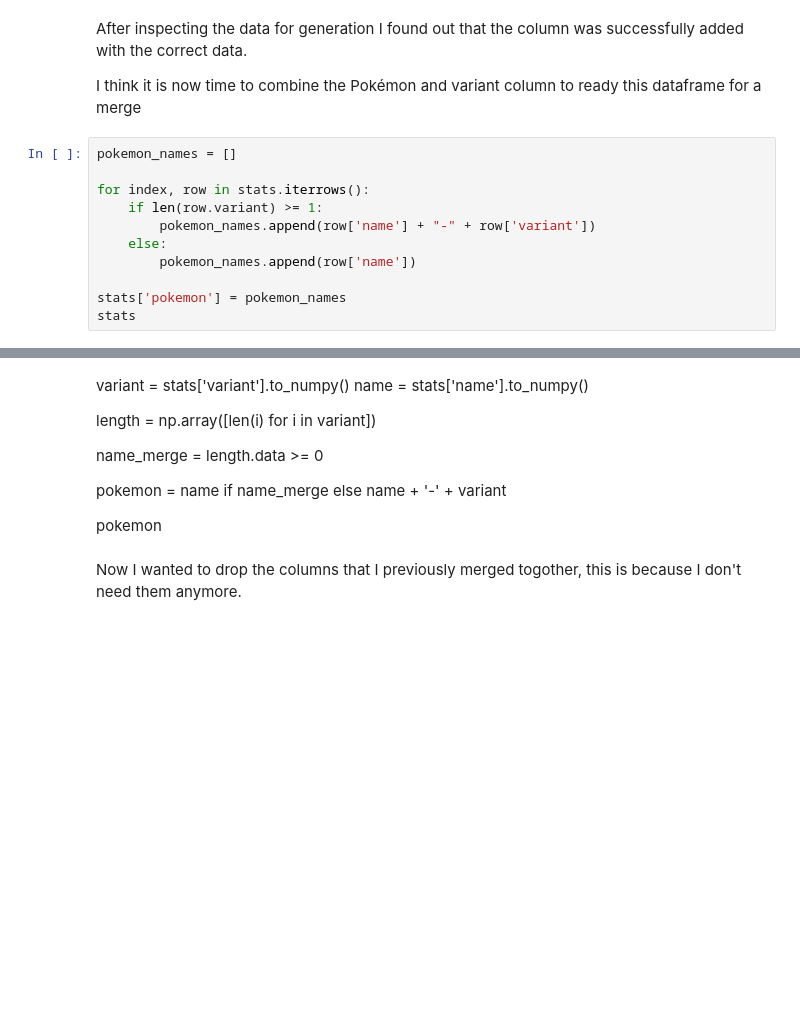
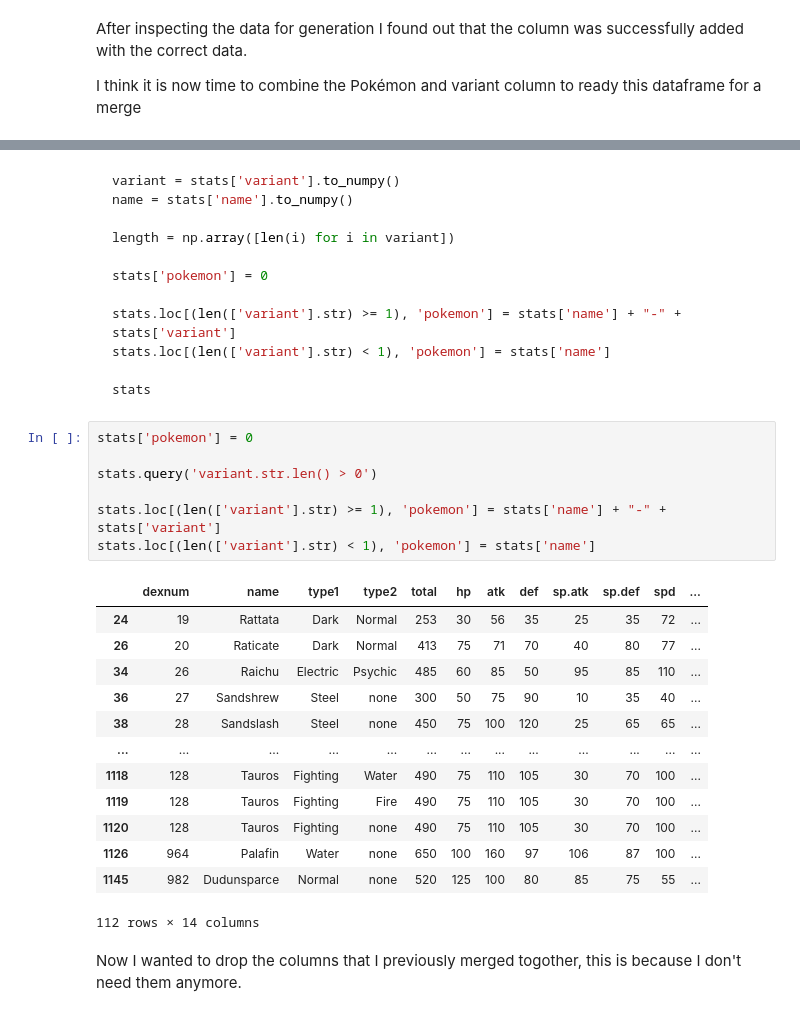
Before and after one commit to pepijn03/S4-Notebooks, a Jupyter notebook: challenge/Pokemon_showdown.ipynb, the cells around one changed output, grey strips where cells are left out. Drawn from its saved outputs; the diff is of its cells as text; blank space fills up the shorter version.

Commit message:
fixed generations with vectorization. Think if found a solution for the pokemon names

````diff
--- a/challenge/Pokemon_showdown.ipynb
+++ b/challenge/Pokemon_showdown.ipynb
@@ -463,14 +496,3 @@ stats.loc[stats['dexnum'] > 905, 'generation'] = 9
 After inspecting the data for generation I found out that the column was successfully added with the correct data.
 
 I think it is now time to combine the Pokémon and variant column to ready this dataframe for a merge
-# %%
-pokemon_names = []
-
-for index, row in stats.iterrows():
-    if len(row.variant) >= 1:
-        pokemon_names.append(row['name'] + "-" + row['variant'])
-    else:
-        pokemon_names.append(row['name'])
-
-stats['pokemon'] = pokemon_names
-stats
@@ -477,14 +510,38 @@ stats
 # %% [markdown]
+```python
 variant = stats['variant'].to_numpy()
 name = stats['name'].to_numpy()
 
 length = np.array([len(i) for i in variant])
 
-name_merge = length.data >= 0
+stats['pokemon'] = 0
 
-pokemon = name if name_merge else name + '-' + variant
+stats.loc[(len(['variant'].str) >= 1), 'pokemon'] = stats['name'] + "-" + stats['variant']
+stats.loc[(len(['variant'].str) < 1), 'pokemon'] = stats['name']
 
-pokemon
+stats
+```
+# %%
+stats['pokemon'] = 0
+
+stats.query('variant.str.len() > 0')
+
+stats.loc[(len(['variant'].str) >= 1), 'pokemon'] = stats['name'] + "-" + stats['variant']
+stats.loc[(len(['variant'].str) < 1), 'pokemon'] = stats['name']
+# %% [output]
+|  | dexnum | name | type1 | type2 | total | hp | atk | def | sp.atk | sp.def | spd | ... |
+| 24 | 19 | Rattata | Dark | Normal | 253 | 30 | 56 | 35 | 25 | 35 | 72 | ... |
+| 26 | 20 | Raticate | Dark | Normal | 413 | 75 | 71 | 70 | 40 | 80 | 77 | ... |
+| 34 | 26 | Raichu | Electric | Psychic | 485 | 60 | 85 | 50 | 95 | 85 | 110 | ... |
+| 36 | 27 | Sandshrew | Steel | none | 300 | 50 | 75 | 90 | 10 | 35 | 40 | ... |
+| 38 | 28 | Sandslash | Steel | none | 450 | 75 | 100 | 120 | 25 | 65 | 65 | ... |
+| ... | ... | ... | ... | ... | ... | ... | ... | ... | ... | ... | ... | ... |
+| 1118 | 128 | Tauros | Fighting | Water | 490 | 75 | 110 | 105 | 30 | 70 | 100 | ... |
+| 1119 | 128 | Tauros | Fighting | Fire | 490 | 75 | 110 | 105 | 30 | 70 | 100 | ... |
+| 1120 | 128 | Tauros | Fighting | none | 490 | 75 | 110 | 105 | 30 | 70 | 100 | ... |
+| 1126 | 964 | Palafin | Water | none | 650 | 100 | 160 | 97 | 106 | 87 | 100 | ... |
+| 1145 | 982 | Dudunsparce | Normal | none | 520 | 125 | 100 | 80 | 85 | 75 | 55 | ... |
+112 rows × 14 columns
 # %% [markdown]
 Now I wanted to drop the columns that I previously merged togother, this is because I don't need them anymore.
 # %%
````
Also changed, not shown: parts of 6 cells of this notebook.
